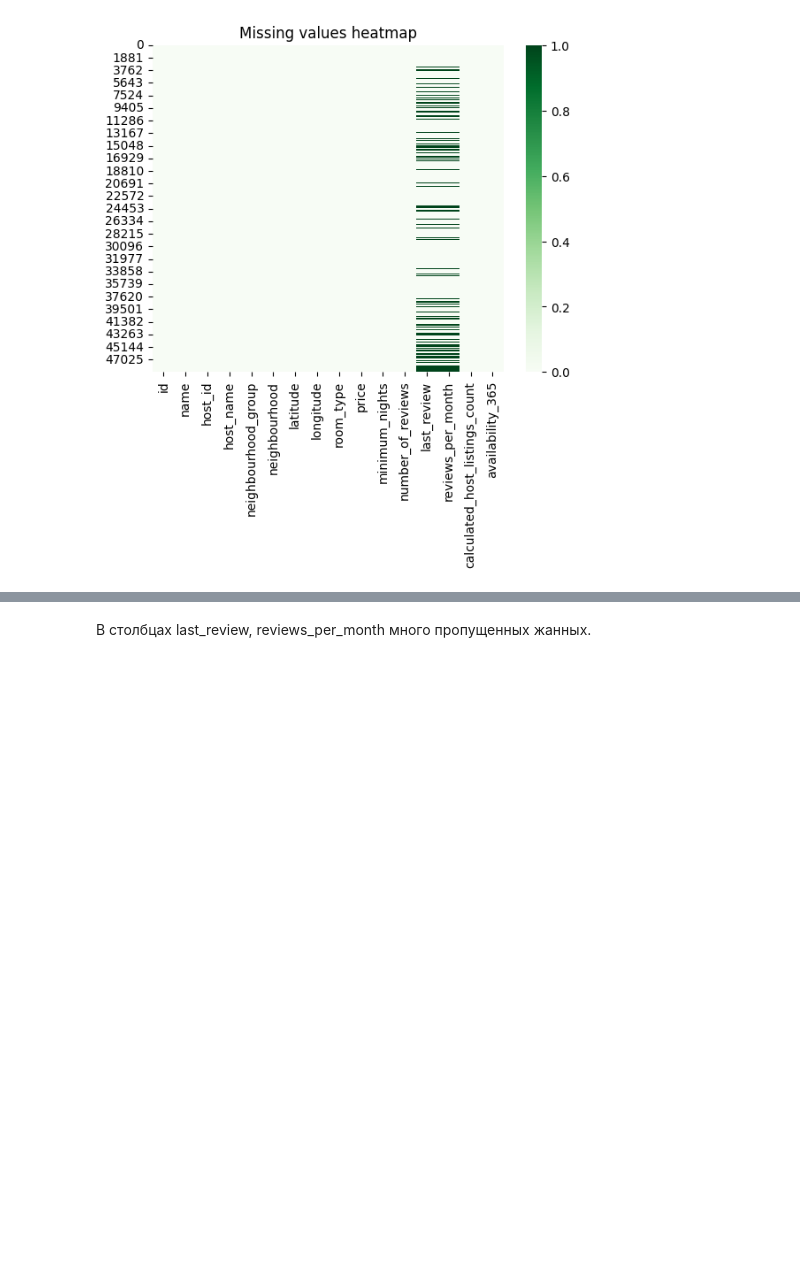
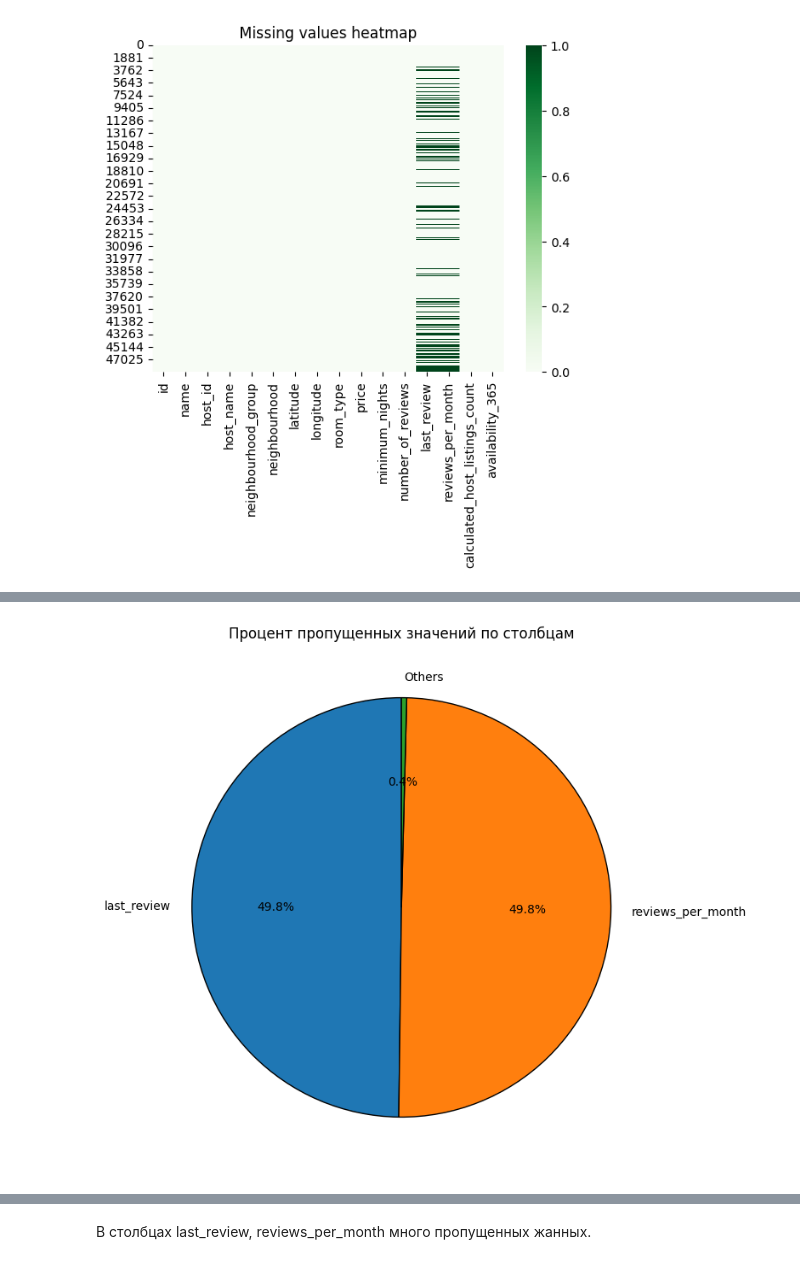
Before and after one commit to Plashka320/Stat_prack_HW_VyuzhaninPD_2025, a Jupyter notebook: itogovaya_pabota.ipynb, the cells around one changed output, grey strips where cells are left out. Cells and saved outputs as stored; diff of their text form; code cells hidden in the pictures; blank space fills up the shorter version.

```diff
--- a/itogovaya_pabota.ipynb
+++ b/itogovaya_pabota.ipynb
@@ -162,0 +177,22 @@ plt.show()
+# %%
+missing_percent = df.isnull().mean() * 100
+
+threshold = 1.0
+major_missing = missing_percent[missing_percent >= threshold]  # Пропуски >= 1%
+minor_missing = missing_percent[missing_percent < threshold]  # Пропуски < 1%
+
+if not minor_missing.empty:
+    major_missing['Others'] = minor_missing.sum()
+
+plt.figure(figsize=(8, 8))
+plt.pie(
+    major_missing,
+    labels=major_missing.index,
+    autopct='%1.1f%%',
+    startangle=90,
+    wedgeprops={'edgecolor': 'black'}
+)
+plt.title('Процент пропущенных значений по столбцам')
+plt.show()
+# %% [output]
+[figure, added]
```
Also changed, not shown: parts of 2 cells of this notebook.
